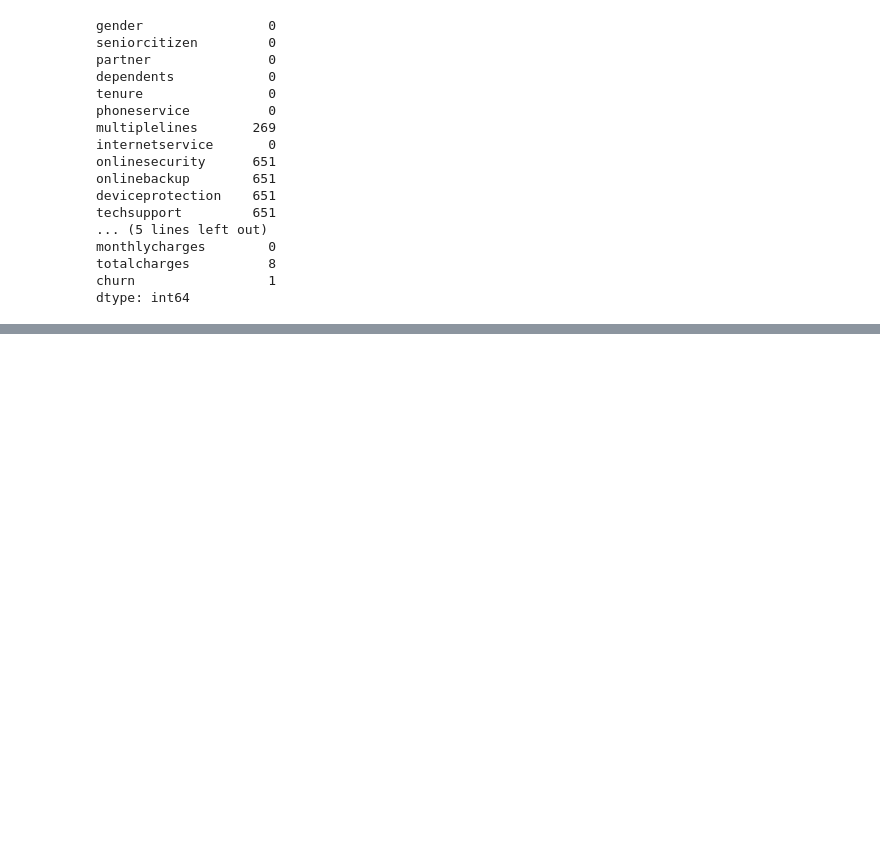
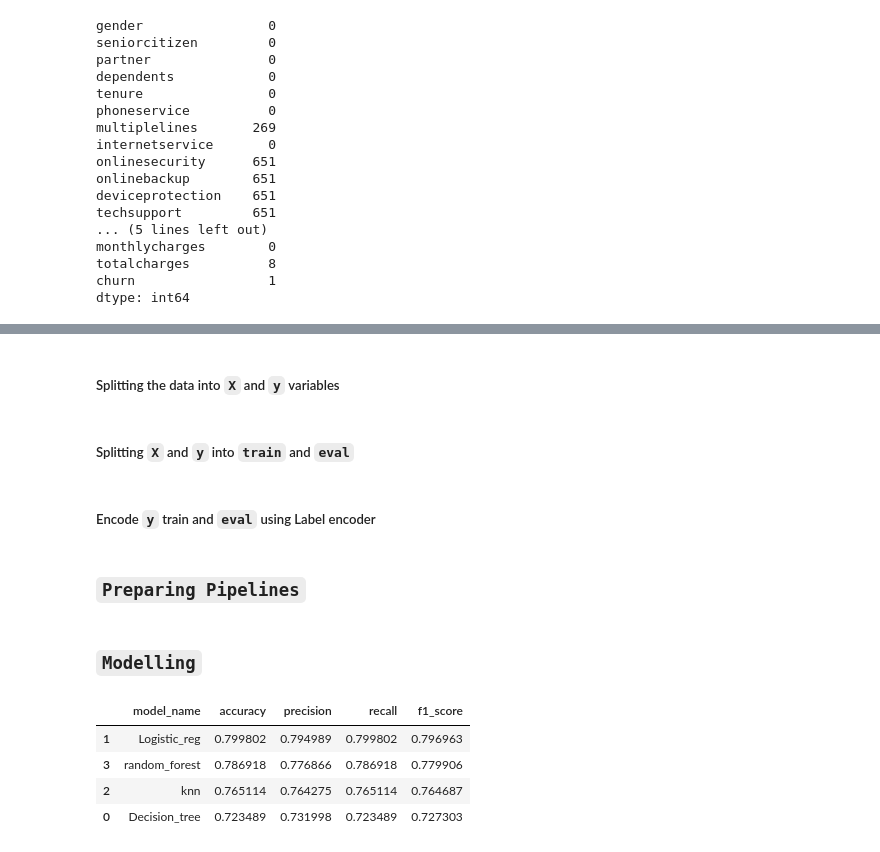
Before and after one commit to heldana30/Customer_Churn_Prediction, a Jupyter notebook: customer_churn_prediction.ipynb, the cells around one changed output, grey strips where cells are left out. Drawn from its saved outputs; the diff is of its cells as text; code cells hidden in the pictures; blank space fills up the shorter version.

Commit message:
Data Preparation, preparing piplines and modeling

```diff
--- a/customer_churn_prediction.ipynb
+++ b/customer_churn_prediction.ipynb
@@ -1151,0 +1180,2 @@ dtype: int64
+# %% [markdown]
+##### Splitting the data into `X` and `y` variables
@@ -1151,0 +1185,6 @@ dtype: int64
+# %% [markdown]
+##### Splitting `X` and `y` into `train` and `eval`
+# %%
+X_train, X_eval, y_train, y_eval =  train_test_split(X, y, test_size=0.2, random_state=42, stratify=y)
+# %% [markdown]
+##### Encode `y` train and `eval` using Label encoder
@@ -1151,0 +1196,69 @@ dtype: int64
+# %% [markdown]
+### `Preparing Pipelines`
+# %%
+numerical_columns = X.select_dtypes('number').columns
+categorical_columns = X.select_dtypes('object').columns
+# %%
+numerical_pipeline = Pipeline(steps=[
+    ('num_imputer', SimpleImputer(strategy = 'median')),
+    ('num_scaler', StandardScaler())
+])
+
+categorical_pipeline = Pipeline(steps=[
+    ('cat_imputer', SimpleImputer(strategy='most_frequent')),
+    ('cat-encoder', OneHotEncoder(handle_unknown='ignore'))
+])
+
+preprocessor = ColumnTransformer(transformers=[
+    ('num', numerical_pipeline, numerical_columns),
+    ('cat', categorical_pipeline, categorical_columns)
+])
+# %% [markdown]
+### `Modelling`
+# %%
+models =[
+    ('Decision_tree', DecisionTreeClassifier(random_state=42)),
+    ('Logistic_reg', LogisticRegression(random_state=42)),
+    ('knn', KNeighborsClassifier(n_neighbors=5)),
+    ('random_forest', RandomForestClassifier(random_state = 42))
+]
+
+# Creating dictionary for the models
+all_pipelines = {}
+
+# Create an empty DataFrame for metrics
+metrics_table = pd.DataFrame(columns=['model_name', 'accuracy', 'precision', 'recall', 'f1_score'])
+
+# Loop over models and create pipelines, fit models, and calculate metrics
+for model_name, classifier in models:
+    final_pipeline = Pipeline(steps=[
+        ('preprocessor', preprocessor),
+        ('classifier', classifier)
+    ])
+
+    # Fit the pipeline on training data
+    final_pipeline.fit(X_train, y_train_encoded)
+
+    # Make predictions on the evaluation dataset
+    y_pred = final_pipeline.predict(X_eval)
+
+    # Calculate classification report metrics
+    metrics = classification_report(y_eval_encoded, y_pred, output_dict=True)
+
+    # Extract metrics for the current model
+    accuracy = metrics['accuracy']
+    precision = metrics['weighted avg']['precision']
+    recall = metrics['weighted avg']['recall']
+    f1_score = metrics['weighted avg']['f1-score']
+
+    # Add metrics to metrics_table
+    metrics_table.loc[len(metrics_table)] = [model_name, accuracy, precision, recall, f1_score]
+
+# Display the metrics table
+metrics_table.sort_values(ascending=False, by='f1_score')
+# %% [output]
+|  | model_name | accuracy | precision | recall | f1_score |
+| 1 | Logistic_reg | 0.799802 | 0.794989 | 0.799802 | 0.796963 |
+| 3 | random_forest | 0.786918 | 0.776866 | 0.786918 | 0.779906 |
+| 2 | knn | 0.765114 | 0.764275 | 0.765114 | 0.764687 |
+| 0 | Decision_tree | 0.723489 | 0.731998 | 0.723489 | 0.727303 |
```
Also changed, not shown: parts of 8 cells of this notebook.
